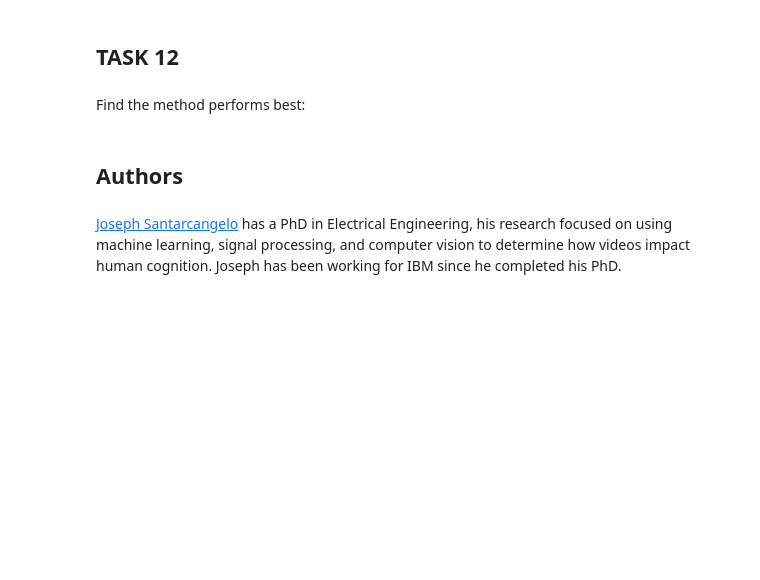
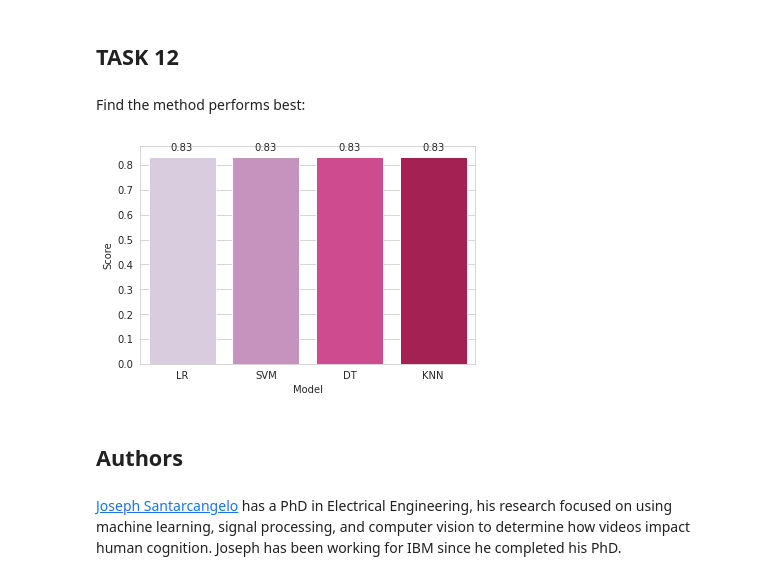
Before and after one commit to AlexSokolova/CapstoneIBM, a Jupyter notebook: Machine Learning Predictiont.ipynb, the cells around one changed output. Saved outputs shown, nothing was run; the diff lists cells and outputs as text; code cells hidden in the pictures; blank space fills up the shorter version.

```diff
--- a/Machine Learning Predictiont.ipynb
+++ b/Machine Learning Predictiont.ipynb
@@ -329,6 +329,19 @@ plot_confusion_matrix(Y_test,yhat,'KNN')
 ## TASK  12
 # %% [markdown]
 Find the method performs best:
+# %%
+d = {'Model': ['LR','SVM','DT','KNN'], 'Score': [logreg_cv.score(X_test,Y_test), svm_cv.score(X_test,Y_test),tree_cv.score(X_test,Y_test),knn_cv.score(X_test,Y_test)]}
+df = pd.DataFrame(data=d)
+sns.set_style('whitegrid')
+ax = sns.barplot(x="Model", y="Score", palette = "PuRd",data=df)
+for p in ax.patches:
+    ax.annotate(format(p.get_height(), '.2f'),
+                   (p.get_x() + p.get_width() / 2., p.get_height()),
+                   ha = 'center', va = 'center',
+                   xytext = (0, 9),
+                   textcoords = 'offset points')
+# %% [output]
+[figure, added]
 # %% [markdown]
 ## Authors
 # %% [markdown]
```
